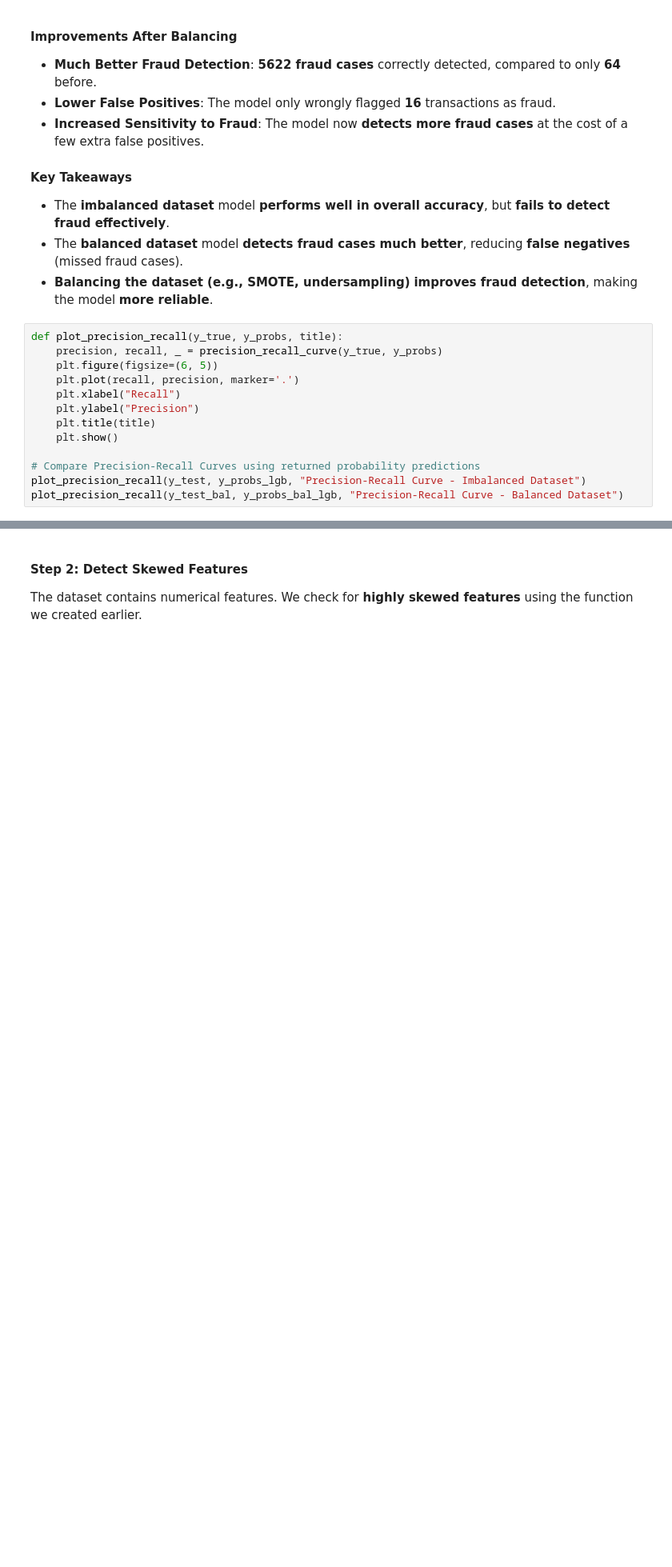
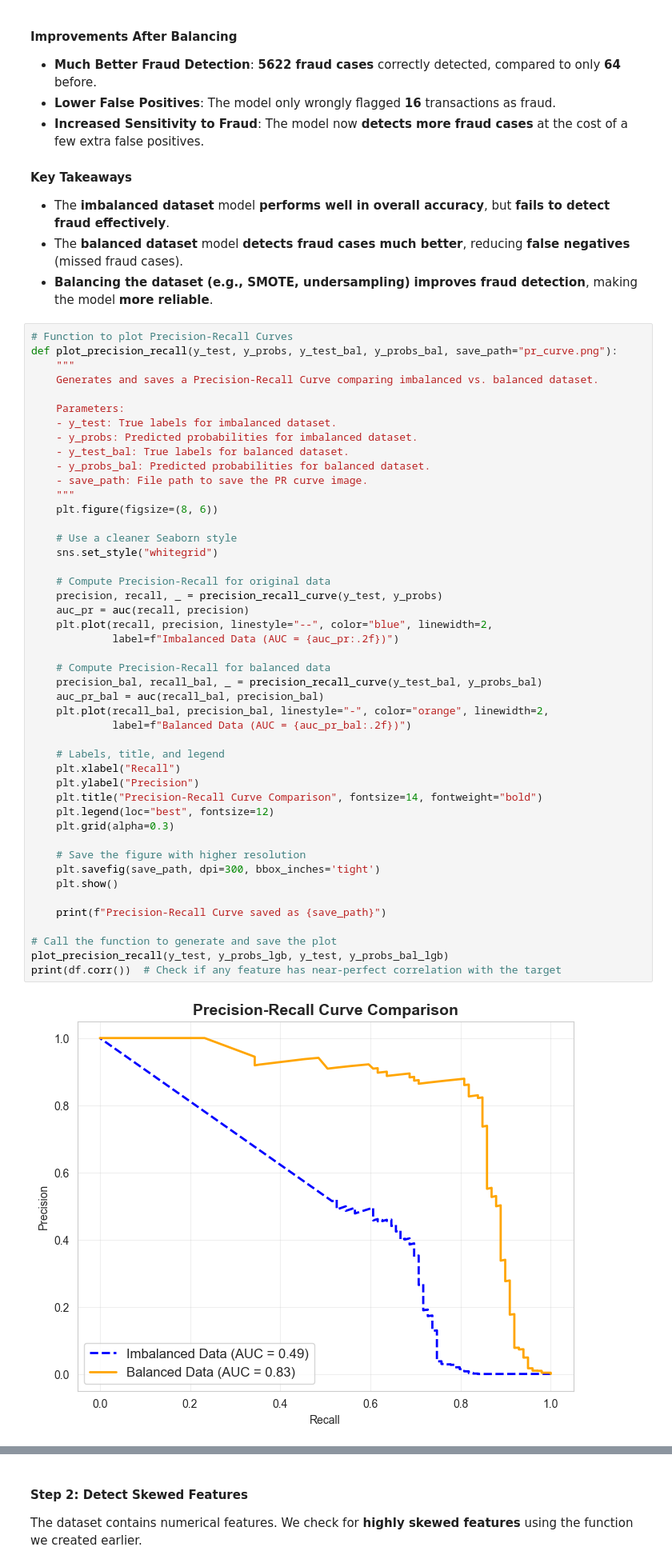
Before and after one commit to guyreuveni33/Tabular-Data-Science-Final-Research-Project, a Jupyter notebook: 21_2_2025_13 (2) (1) (1) (1).ipynb, the cells around one changed output, grey strips where cells are left out. Shown at 80% size. Drawn from its saved outputs; the diff is of its cells as text; blank space fills up the shorter version.

```diff
--- a/21_2_2025_13 (2) (1) (1) (1).ipynb
+++ b/21_2_2025_13 (2) (1) (1) (1).ipynb
@@ -1223,16 +1309,51 @@ plot_confusion_matrix(y_test_bal, y_pred_bal_lgb, "Confusion Matrix - Balanced D
 - The **imbalanced dataset** model **performs well in overall accuracy**, but **fails to detect fraud effectively**.
 - The **balanced dataset** model **detects fraud cases much better**, reducing **false negatives** (missed fraud cases).
 - **Balancing the dataset (e.g., SMOTE, undersampling)** **improves fraud detection**, making the model **more reliable**.
-# %%
-def plot_precision_recall(y_true, y_probs, title):
-    precision, recall, _ = precision_recall_curve(y_true, y_probs)
-    plt.figure(figsize=(6, 5))
-    plt.plot(recall, precision, marker='.')
-    plt.xlabel("Recall")
-    plt.ylabel("Precision")
-    plt.title(title)
-    plt.show()
-
-# Compare Precision-Recall Curves using returned probability predictions
-plot_precision_recall(y_test, y_probs_lgb, "Precision-Recall Curve - Imbalanced Dataset")
-plot_precision_recall(y_test_bal, y_probs_bal_lgb, "Precision-Recall Curve - Balanced Dataset")
+# %%
+# Function to plot Precision-Recall Curves
+def plot_precision_recall(y_test, y_probs, y_test_bal, y_probs_bal, save_path="pr_curve.png"):
+    """
+    Generates and saves a Precision-Recall Curve comparing imbalanced vs. balanced dataset.
+
+    Parameters:
+    - y_test: True labels for imbalanced dataset.
+    - y_probs: Predicted probabilities for imbalanced dataset.
+    - y_test_bal: True labels for balanced dataset.
+    - y_probs_bal: Predicted probabilities for balanced dataset.
+    - save_path: File path to save the PR curve image.
+    """
+    plt.figure(figsize=(8, 6))
+
+    # Use a cleaner Seaborn style
+    sns.set_style("whitegrid")
+
+    # Compute Precision-Recall for original data
+    precision, recall, _ = precision_recall_curve(y_test, y_probs)
+    auc_pr = auc(recall, precision)
+    plt.plot(recall, precision, linestyle="--", color="blue", linewidth=2,
+             label=f"Imbalanced Data (AUC = {auc_pr:.2f})")
+
+    # Compute Precision-Recall for balanced data
+    precision_bal, recall_bal, _ = precision_recall_curve(y_test_bal, y_probs_bal)
+    auc_pr_bal = auc(recall_bal, precision_bal)
+    plt.plot(recall_bal, precision_bal, linestyle="-", color="orange", linewidth=2,
+             label=f"Balanced Data (AUC = {auc_pr_bal:.2f})")
+
+    # Labels, title, and legend
+    plt.xlabel("Recall")
+    plt.ylabel("Precision")
+    plt.title("Precision-Recall Curve Comparison", fontsize=14, fontweight="bold")
+    plt.legend(loc="best", fontsize=12)
+    plt.grid(alpha=0.3)
+
+    # Save the figure with higher resolution
+    plt.savefig(save_path, dpi=300, bbox_inches='tight')
+    plt.show()
+
+    print(f"Precision-Recall Curve saved as {save_path}")
+
+# Call the function to generate and save the plot
+plot_precision_recall(y_test, y_probs_lgb, y_test, y_probs_bal_lgb)
+print(df.corr())  # Check if any feature has near-perfect correlation with the target
+# %% [output]
+[figure, added]
```
Also changed, not shown: parts of 36 cells of this notebook.
